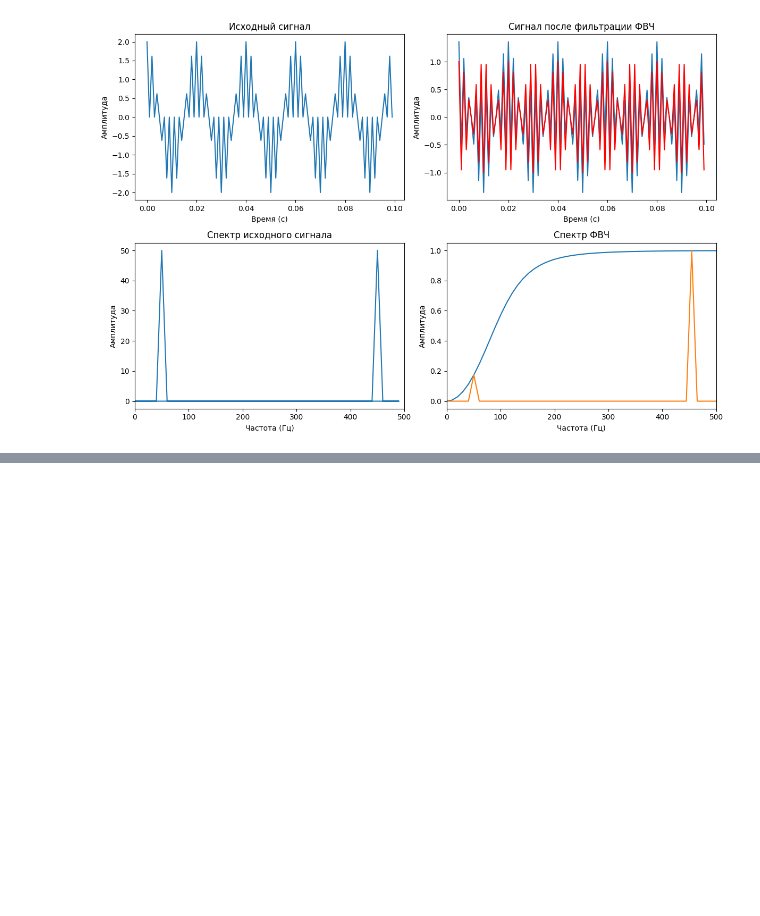
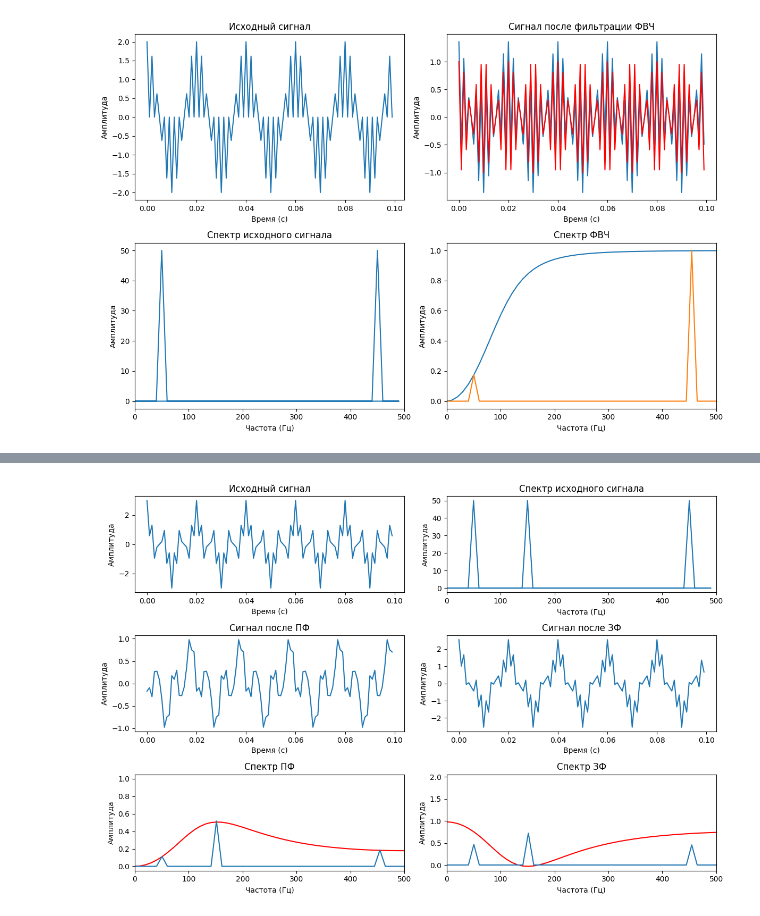
Before and after one commit to kvasik3000/Digital_Signals, a Jupyter notebook: Lab_4/Lab4.ipynb, the cells around one changed output, grey strips where cells are left out. Drawn from its saved outputs; the diff is of its cells as text; code cells hidden in the pictures; blank space fills up the shorter version.

`````diff
--- a/Lab_4/Lab4.ipynb
+++ b/Lab_4/Lab4.ipynb
@@ -110,7 +112,11 @@ plt.show()
 Задание №3
 ````
 # %%
-H = w**2 / ((-wc**2) + 1j*np.sqrt(2) * wc * w + w**2)
+def butterwort_high(w, wc):
+  h = w**2 / ((-wc**2) + 1j*np.sqrt(2) * wc * w + w**2)
+  return h
+
+H = butterwort_high(w,wc)
 
 # Применяем фильтр к сигналу в частотной области
 filtered_signal = np.fft.ifft(np.fft.fft(signal_cos) * H)
@@ -160,0 +171,76 @@ plt.show()
+# %%
+# Создаем сигнал
+fs = 1000  #Гц
+t = np.linspace(0, 0.1, int(fs * 0.1), endpoint=False) # Временная шкала 1 секунда
+signal_cos = np.cos(2 * np.pi * 50 * t) + np.cos(2 * np.pi * 150 * t) + np.cos(2 * np.pi * 450 * t)
+signal_spectrum = np.abs(np.fft.fft(signal_cos))
+
+
+wc_x = 150  # Частота среза фильтра (в Гц)
+w_x = np.linspace(0, 1000, len(t))
+
+def P_filter(w_1,wc_1):
+    return butterwort_high(w_1,wc_1) * butterwort_low(w_1,wc_1)
+
+def Z_filter(w_1,wc_1):
+    return butterwort_high(w_1,wc_1) + butterwort_low(w_1,wc_1)
+
+filtered_pf_signal = np.fft.ifft(np.fft.fft(signal_cos) * P_filter(w_x,wc_x))
+
+filtered_zf_signal = np.fft.ifft(np.fft.fft(signal_cos) * Z_filter(w_x,wc_x))
+
+# Создаем график
+plt.figure(figsize=(12, 8))
+
+# Подграфик 1: Исходный сигнал
+plt.subplot(3, 2, 1)
+plt.plot(t, signal_cos)
+plt.xlabel('Время (с)')
+plt.ylabel('Амплитуда')
+plt.title('Исходный сигнал')
+
+plt.subplot(3, 2, 2)
+plt.plot(np.fft.fftfreq(len(t), 1 / fs), signal_spectrum)
+plt.xlabel('Частота (Гц)')
+plt.ylabel('Амплитуда')
+plt.title('Спектр исходного сигнала')
+plt.xlim(0,500)
+
+# Подграфик 2: Отфильтрованный сигнал
+plt.subplot(3, 2, 3)
+plt.plot(t, filtered_pf_signal)
+# plt.plot(t,signal450,color = "red")
+plt.xlabel('Время (с)')
+plt.ylabel('Амплитуда')
+plt.title('Сигнал после ПФ')
+
+# Подграфик 2: Отфильтрованный сигнал
+plt.subplot(3, 2, 4)
+plt.plot(t, filtered_zf_signal)
+# plt.plot(t,signal450,color = "red")
+plt.xlabel('Время (с)')
+plt.ylabel('Амплитуда')
+plt.title('Сигнал после ЗФ')
+
+plt.subplot(3, 2, 5)
+plt.plot(w_x,np.abs(P_filter(w_x,wc_x)), color = 'red')
+# plt.plot(np.fft.fftfreq(len(t), 1 / fs), np.abs(np.fft.fft(filtered_signal)))
+plt.plot(w_x,np.abs(np.fft.fft(filtered_pf_signal))/np.max(np.abs(np.fft.fft(filtered_pf_signal))))
+plt.xlabel('Частота (Гц)')
+plt.ylabel('Амплитуда')
+plt.title('Спектр ПФ')
+plt.xlim(0,500)
+
+plt.subplot(3, 2, 6)
+plt.plot(w_x,(Z_filter(w_x,wc_x)), color = 'red')
+# plt.plot(np.fft.fftfreq(len(t), 1 / fs), np.abs(np.fft.fft(filtered_signal)))
+plt.plot(w_x,np.abs(np.fft.fft(filtered_zf_signal))/np.max(np.abs(np.fft.fft(filtered_zf_signal))))
+plt.xlabel('Частота (Гц)')
+plt.ylabel('Амплитуда')
+plt.title('Спектр ЗФ')
+plt.xlim(0,500)
+
+plt.tight_layout()
+plt.show()
+# %% [output]
+[figure, added]
`````
Also changed, not shown: parts of 6 cells of this notebook.
